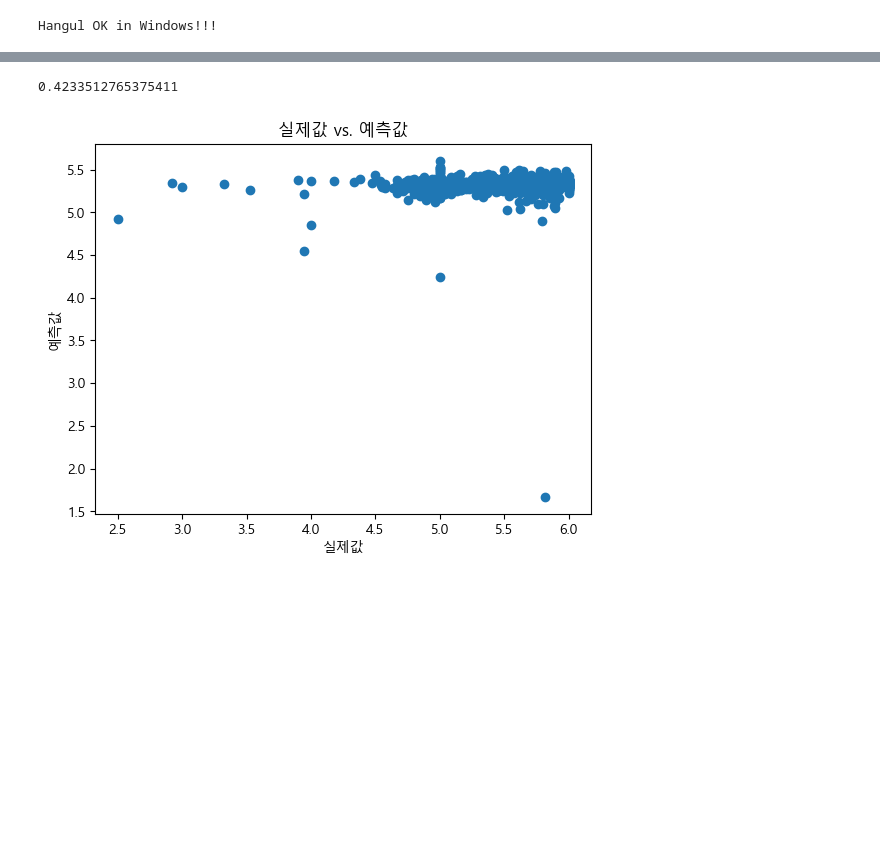
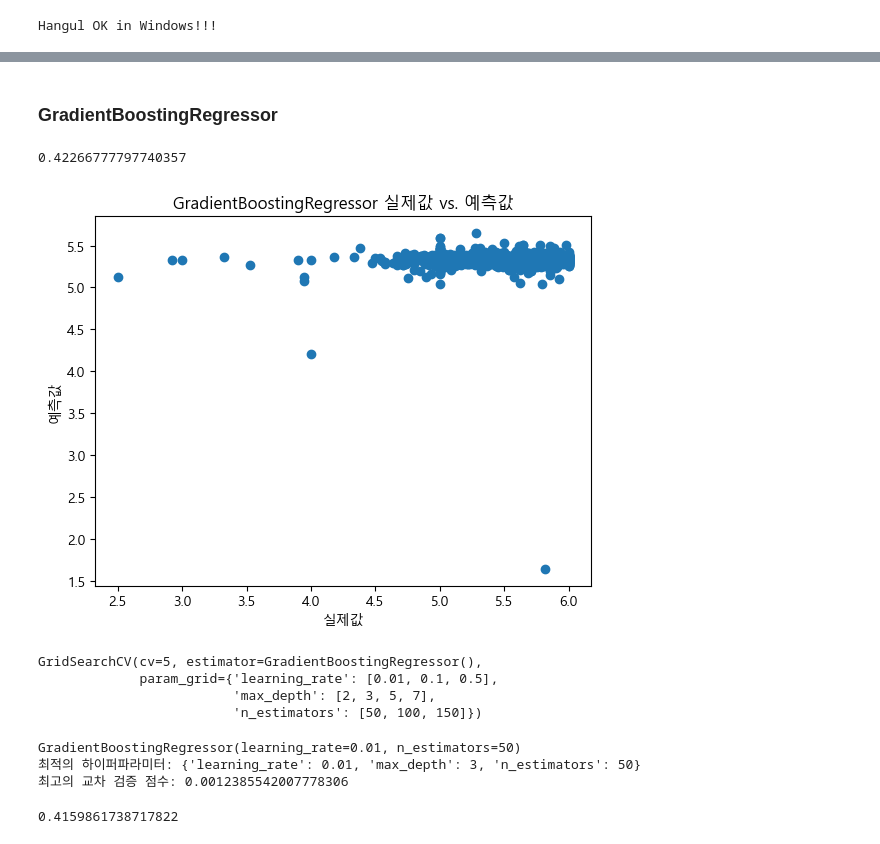
Before and after one commit to tmdcksdl/ML_Credit_Project, a Jupyter notebook: ML_Project/ML_Regression_model.ipynb, the cells around one changed output, grey strips where cells are left out. Cells and saved outputs as stored; diff of their text form; code cells hidden in the pictures; blank space fills up the shorter version.

```diff
--- a/ML_Project/ML_Regression_model.ipynb
+++ b/ML_Project/ML_Regression_model.ipynb
@@ -28,7 +28,7 @@ merge_df
 # %%
 from sklearn.model_selection import train_test_split
 
-X = merge_df.drop(columns=['CREDIT_USE_MONTH', 'NOT_USED_MONTH', 'SCALED_SCORE', 'WINDOW'], axis=1)
+X = merge_df.drop(columns=['ID', 'CREDIT_USE_MONTH', 'NOT_USED_MONTH', 'SCALED_SCORE', 'WINDOW'], axis=1)
 y = merge_df['SCALED_SCORE']
 
 X_train, X_test, y_train, y_test = train_test_split(X, y, test_size=0.2, random_state=17)
@@ -100,0 +101,9 @@ plt.show()
+# %%
+from sklearn.model_selection import GridSearchCV
+
+params = {
+    'max_depth': [2, 5, 10, 20]
+}
+
+grid_search = GridSearchCV(estimator=dt, param_grid=params, cv=5)
+grid_search.fit(X_train, y_train)
@@ -120,0 +158,8 @@ plt.show()
+# %%
+params = {
+    'n_estimators': [50, 100, 150],
+    'max_depth': [2, 5, 10, 20]
+}
+
+grid_search = GridSearchCV(estimator=rf, param_grid=params, cv=5)
+grid_search.fit(X_train, y_train)
@@ -121,3 +193,5 @@ plt.show()
+# %% [markdown]
+### GradientBoostingRegressor
 # %%
 from sklearn.ensemble import GradientBoostingRegressor
 
@@ -129,12 +203,41 @@ gb_mse = mean_squared_error(y_test, y_pred)
 gb_rmse = np.sqrt(gb_mse)
 gb_rmse
 # %% [output]
-0.4233512765375411
+0.42266777797740357
 # %%
 plt.scatter(y_test, y_pred)
 plt.xlabel('실제값')
 plt.ylabel('예측값')
-plt.title('실제값 vs. 예측값')
+plt.title('GradientBoostingRegressor 실제값 vs. 예측값')
 plt.show()
 # %% [output]
-[figure, old version]
+[figure, new version]
+# %%
+params = {
+    'n_estimators': [50, 100, 150],
+    'learning_rate': [0.01, 0.1, 0.5],
+    'max_depth': [2, 3, 5, 7]
+}
+
+grid_search = GridSearchCV(estimator=gb, param_grid=params, cv=5)
+grid_search.fit(X_train, y_train)
+# %% [output]
+GridSearchCV(cv=5, estimator=GradientBoostingRegressor(),
+             param_grid={'learning_rate': [0.01, 0.1, 0.5],
+                         'max_depth': [2, 3, 5, 7],
+                         'n_estimators': [50, 100, 150]})
+# %%
+print(grid_search.best_estimator_)
+print("최적의 하이퍼파라미터:", grid_search.best_params_)
+print("최고의 교차 검증 점수:", grid_search.best_score_)
+# %% [output]
+GradientBoostingRegressor(learning_rate=0.01, n_estimators=50)
+최적의 하이퍼파라미터: {'learning_rate': 0.01, 'max_depth': 3, 'n_estimators': 50}
+최고의 교차 검증 점수: 0.0012385542007778306
+# %%
+y_pred = grid_search.best_estimator_.predict(X_test)
+gb_mse = mean_squared_error(y_test, y_pred)
+gb_rmse = np.sqrt(gb_mse)
+gb_rmse
+# %% [output]
+0.4159861738717822
```
Also changed, not shown: parts of 31 cells of this notebook.
